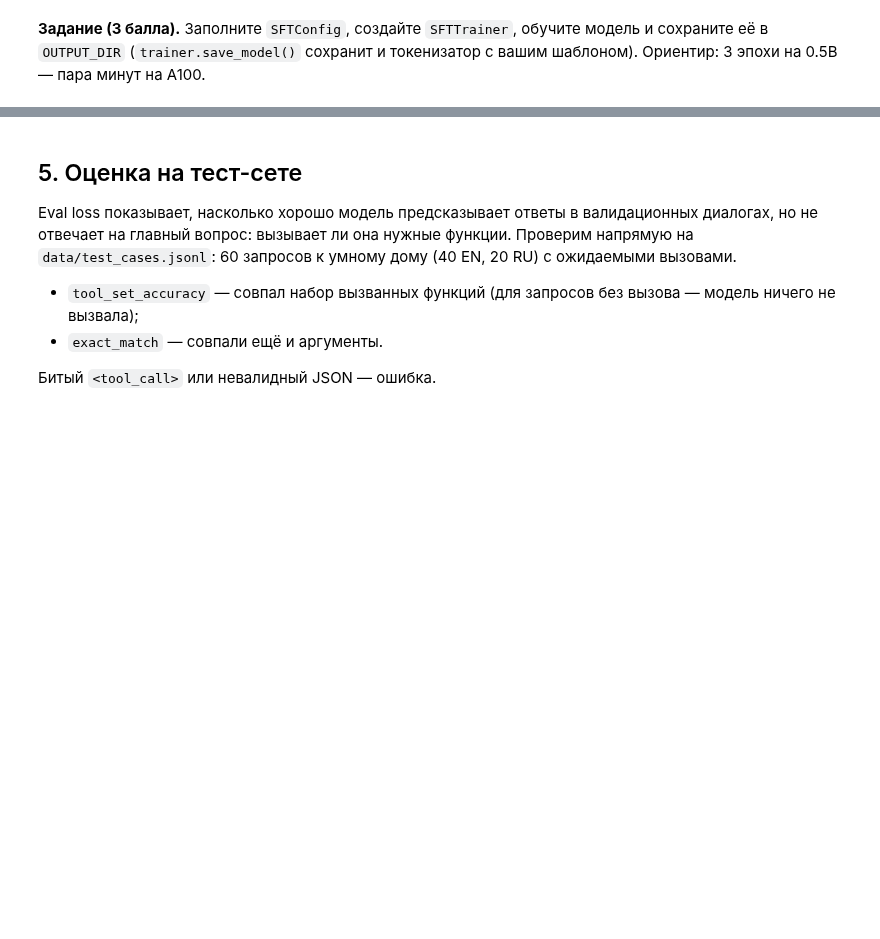
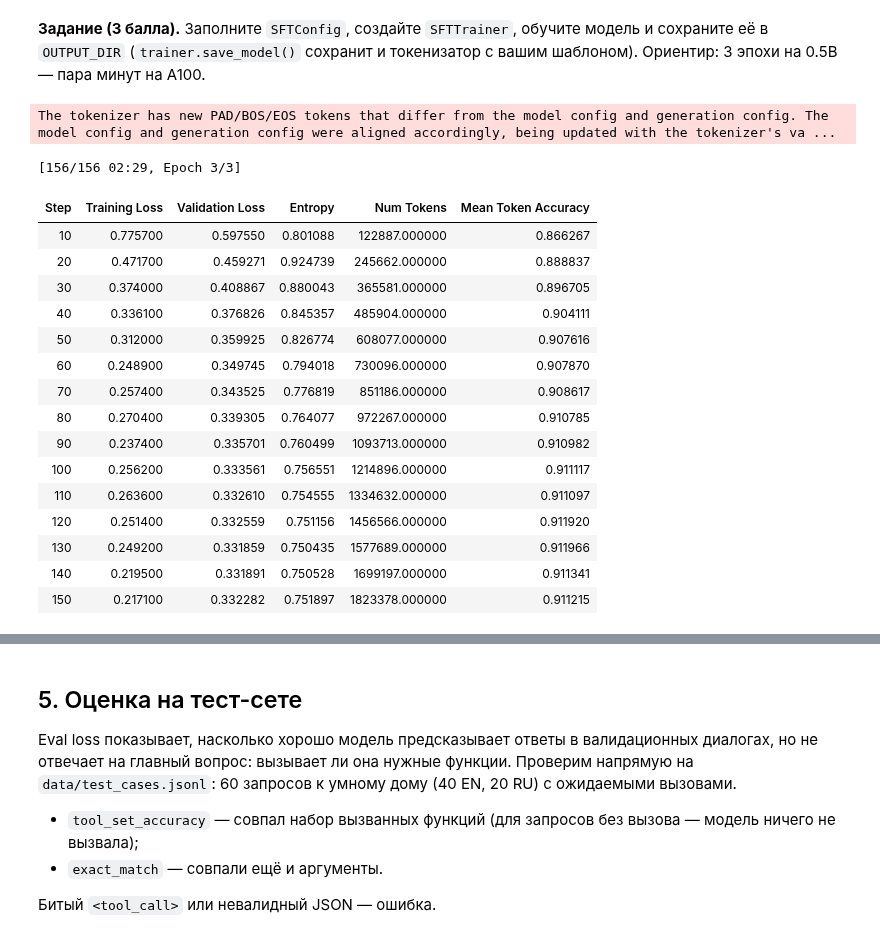
Before and after one commit to schuchev/llm-hse, a Jupyter notebook: HW3/sft_function_calling_hw_student.ipynb, the cells around one changed output, grey strips where cells are left out. Cells and saved outputs as stored; diff of their text form; code cells hidden in the pictures; blank space fills up the shorter version.

```diff
--- a/HW3/sft_function_calling_hw_student.ipynb
+++ b/HW3/sft_function_calling_hw_student.ipynb
@@ -42,7 +42,7 @@ from smart_home import BASELINE_PROMPTS, SMART_HOME_TOOLS, SYSTEM_PROMPT, SmartH
 
 SEED = 42
 MODEL_NAME = "Qwen/Qwen2.5-0.5B-Instruct"
-OUTPUT_DIR = Path("outputs/full_sft")
+OUTPUT_DIR = Path("outputs/full_sft_lr1e-5")
 MAX_LENGTH = 2048
 
 set_seed(SEED)
@@ -208,9 +392,56 @@ validation_dataset = to_dataset(validation_rows)
 **Задание (3 балла).** Заполните `SFTConfig`, создайте `SFTTrainer`, обучите модель и сохраните её в `OUTPUT_DIR`
 (`trainer.save_model()` сохранит и токенизатор с вашим шаблоном). Ориентир: 3 эпохи на 0.5B — пара минут на A100.
 # %%
-# config = SFTConfig(...)  # YOUR CODE HERE
-# trainer = SFTTrainer(...)
-raise NotImplementedError("Полное SFT с assistant_only_loss=True, затем trainer.save_model()")
+config = SFTConfig(
+    output_dir=str(OUTPUT_DIR),
+    num_train_epochs=3,
+    per_device_train_batch_size=8,
+    per_device_eval_batch_size=8,
+    gradient_accumulation_steps=2,
+    learning_rate=1e-5,
+    warmup_ratio=0.05,
+    lr_scheduler_type="cosine",
+    max_length=MAX_LENGTH,
+    assistant_only_loss=True,
+    bf16=True,
+    optim="adamw_torch_fused",
+    eval_strategy="steps",
+    eval_steps=10,
+    save_strategy="no",
+    logging_steps=10,
+    report_to="none",
+    seed=SEED,
+)
+
+trainer = SFTTrainer(
+    model=model,
+    args=config,
+    train_dataset=train_dataset,
+    eval_dataset=validation_dataset,
+    processing_class=tokenizer,
+)
+
+trainer.train()
+trainer.save_model(str(OUTPUT_DIR))
+# %% [output]
+The tokenizer has new PAD/BOS/EOS tokens that differ from the model config and generation config. The model config and generation config were aligned accordingly, being updated with the tokenizer's va ...
+[156/156 02:29, Epoch 3/3]
+| Step | Training Loss | Validation Loss | Entropy | Num Tokens | Mean Token Accuracy |
+| 10 | 0.775700 | 0.597550 | 0.801088 | 122887.000000 | 0.866267 |
+| 20 | 0.471700 | 0.459271 | 0.924739 | 245662.000000 | 0.888837 |
+| 30 | 0.374000 | 0.408867 | 0.880043 | 365581.000000 | 0.896705 |
+| 40 | 0.336100 | 0.376826 | 0.845357 | 485904.000000 | 0.904111 |
+| 50 | 0.312000 | 0.359925 | 0.826774 | 608077.000000 | 0.907616 |
+| 60 | 0.248900 | 0.349745 | 0.794018 | 730096.000000 | 0.907870 |
+| 70 | 0.257400 | 0.343525 | 0.776819 | 851186.000000 | 0.908617 |
+| 80 | 0.270400 | 0.339305 | 0.764077 | 972267.000000 | 0.910785 |
+| 90 | 0.237400 | 0.335701 | 0.760499 | 1093713.000000 | 0.910982 |
+| 100 | 0.256200 | 0.333561 | 0.756551 | 1214896.000000 | 0.911117 |
+| 110 | 0.263600 | 0.332610 | 0.754555 | 1334632.000000 | 0.911097 |
+| 120 | 0.251400 | 0.332559 | 0.751156 | 1456566.000000 | 0.911920 |
+| 130 | 0.249200 | 0.331859 | 0.750435 | 1577689.000000 | 0.911966 |
+| 140 | 0.219500 | 0.331891 | 0.750528 | 1699197.000000 | 0.911341 |
+| 150 | 0.217100 | 0.332282 | 0.751897 | 1823378.000000 | 0.911215 |
 # %%
 history = pd.DataFrame(trainer.state.log_history)
 train_log = history.dropna(subset=["loss"])
```
Also changed, not shown: parts of 16 cells of this notebook, 5 other files.
